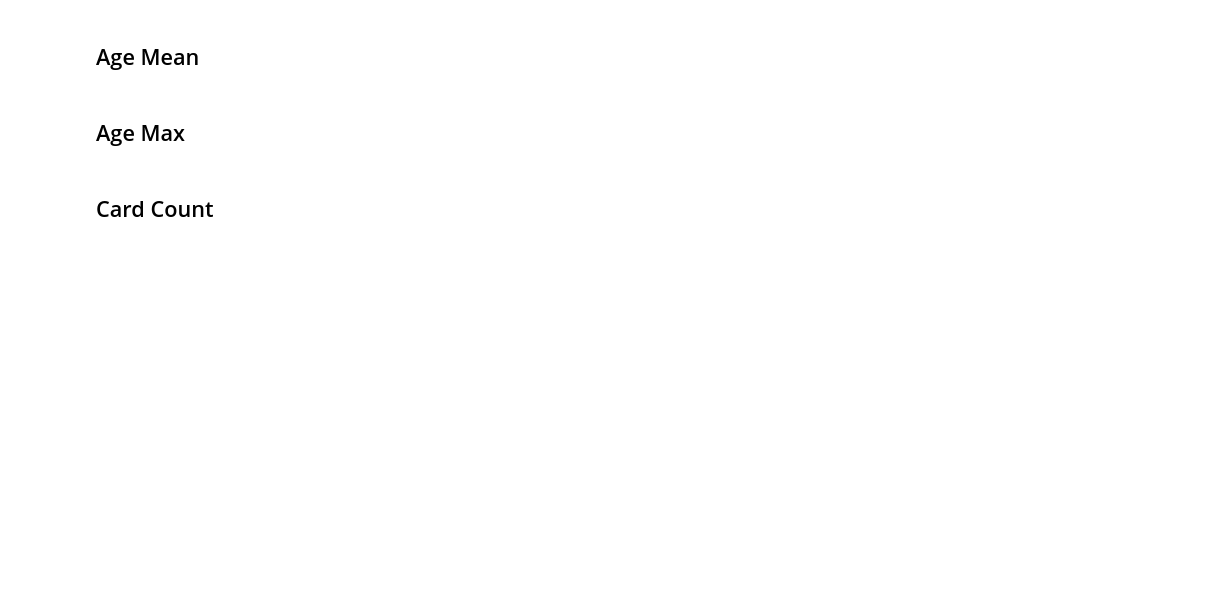
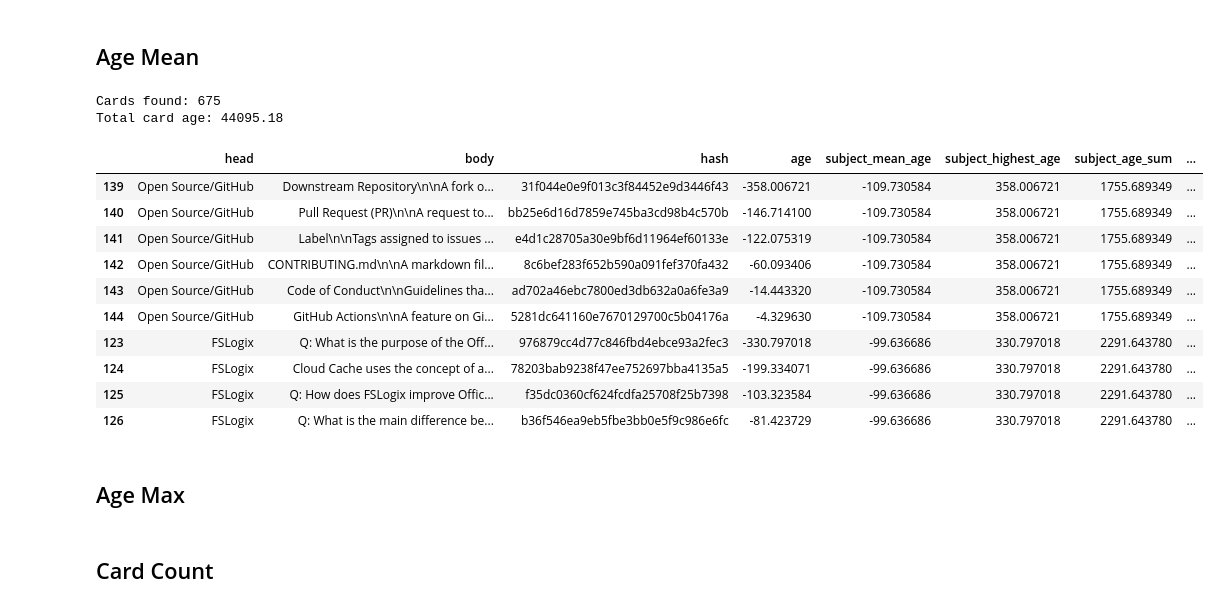
Before and after one commit to JayTY94/Certcards-refresh, a Jupyter notebook: shuffle.ipynb, the cells around one changed output. Saved outputs shown, nothing was run; the diff lists cells and outputs as text; code cells hidden in the pictures; blank space fills up the shorter version.

```diff
--- a/shuffle.ipynb
+++ b/shuffle.ipynb
@@ -211,16 +197,30 @@ Total card age: 44474.34
 # %% [markdown]
 ## Age Mean
 # %%
-# n=3
-# existing_cards['count'] = existing_cards.sort_values('age', ascending=False).groupby('head').cumcount()
-# existing_cards['n_fold'] = existing_cards['count'] % n
+n=3
+existing_cards['count'] = existing_cards.sort_values('age', ascending=False).groupby('head').cumcount()
+existing_cards['n_fold'] = existing_cards['count'] % n
 
-# existing_cards['subject_mean_age'] = existing_cards['subject_mean_age'] *-1
-# existing_cards['age'] = existing_cards['age'] *-1
-# existing_cards.sort_values(['n_fold', 'subject_mean_age', 'age'], inplace=True)
-# remake_card_document(existing_cards=existing_cards)
+existing_cards['subject_mean_age'] = existing_cards['subject_mean_age'] *-1
+existing_cards['age'] = existing_cards['age'] *-1
+existing_cards.sort_values(['n_fold', 'subject_mean_age', 'age'], inplace=True)
+remake_card_document(existing_cards=existing_cards)
 
-# existing_cards.head(10)
+existing_cards.head(10)
+# %% [output]
+Cards found: 675
+Total card age: 44095.18
+|  | head | body | hash | age | subject_mean_age | subject_highest_age | subject_age_sum | ... |
+| 139 | Open Source/GitHub | Downstream Repository\n\nA fork o... | 31f044e0e9f013c3f84452e9d3446f43 | -358.006721 | -109.730584 | 358.006721 | 1755.689349 | ... |
+| 140 | Open Source/GitHub | Pull Request (PR)\n\nA request to... | bb25e6d16d7859e745ba3cd98b4c570b | -146.714100 | -109.730584 | 358.006721 | 1755.689349 | ... |
+| 141 | Open Source/GitHub | Label\n\nTags assigned to issues ... | e4d1c28705a30e9bf6d11964ef60133e | -122.075319 | -109.730584 | 358.006721 | 1755.689349 | ... |
+| 142 | Open Source/GitHub | CONTRIBUTING.md\n\nA markdown fil... | 8c6bef283f652b590a091fef370fa432 | -60.093406 | -109.730584 | 358.006721 | 1755.689349 | ... |
+| 143 | Open Source/GitHub | Code of Conduct\n\nGuidelines tha... | ad702a46ebc7800ed3db632a0a6fe3a9 | -14.443320 | -109.730584 | 358.006721 | 1755.689349 | ... |
+| 144 | Open Source/GitHub | GitHub Actions\n\nA feature on Gi... | 5281dc641160e7670129700c5b04176a | -4.329630 | -109.730584 | 358.006721 | 1755.689349 | ... |
+| 123 | FSLogix | Q: What is the purpose of the Off... | 976879cc4d77c846fbd4ebce93a2fec3 | -330.797018 | -99.636686 | 330.797018 | 2291.643780 | ... |
+| 124 | FSLogix | Cloud Cache uses the concept of a... | 78203bab9238f47ee752697bba4135a5 | -199.334071 | -99.636686 | 330.797018 | 2291.643780 | ... |
+| 125 | FSLogix | Q: How does FSLogix improve Offic... | f35dc0360cf624fcdfa25708f25b7398 | -103.323584 | -99.636686 | 330.797018 | 2291.643780 | ... |
+| 126 | FSLogix | Q: What is the main difference be... | b36f546ea9eb5fbe3bb0e5f9c986e6fc | -81.423729 | -99.636686 | 330.797018 | 2291.643780 | ... |
 # %% [markdown]
 ## Age Max
 # %%
```
Also changed, not shown: parts of 6 cells of this notebook, 4 other files.
